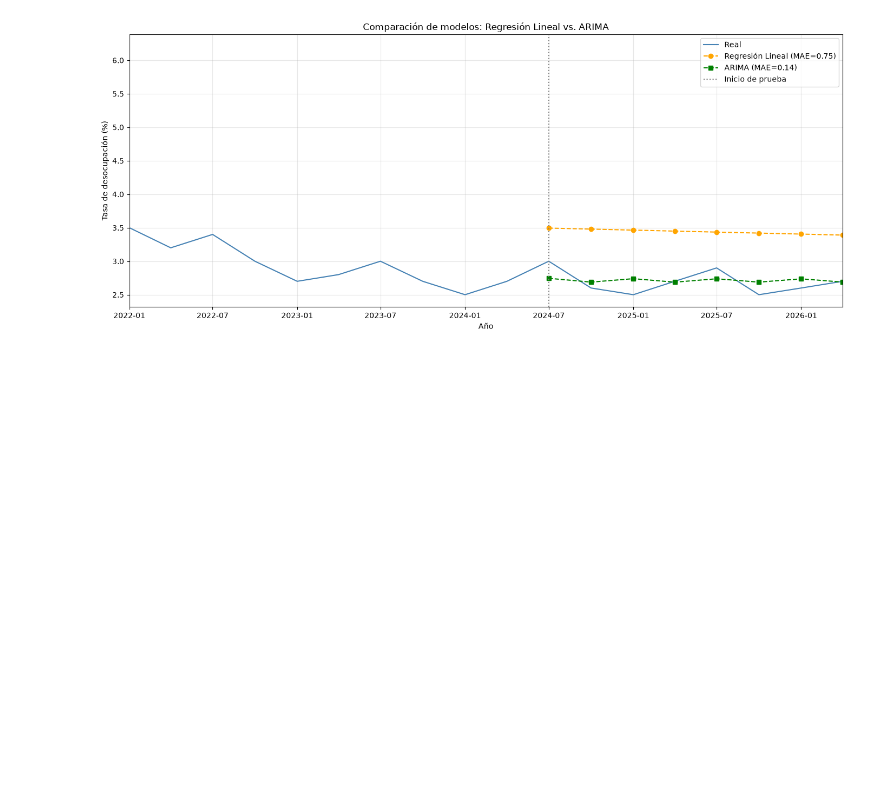
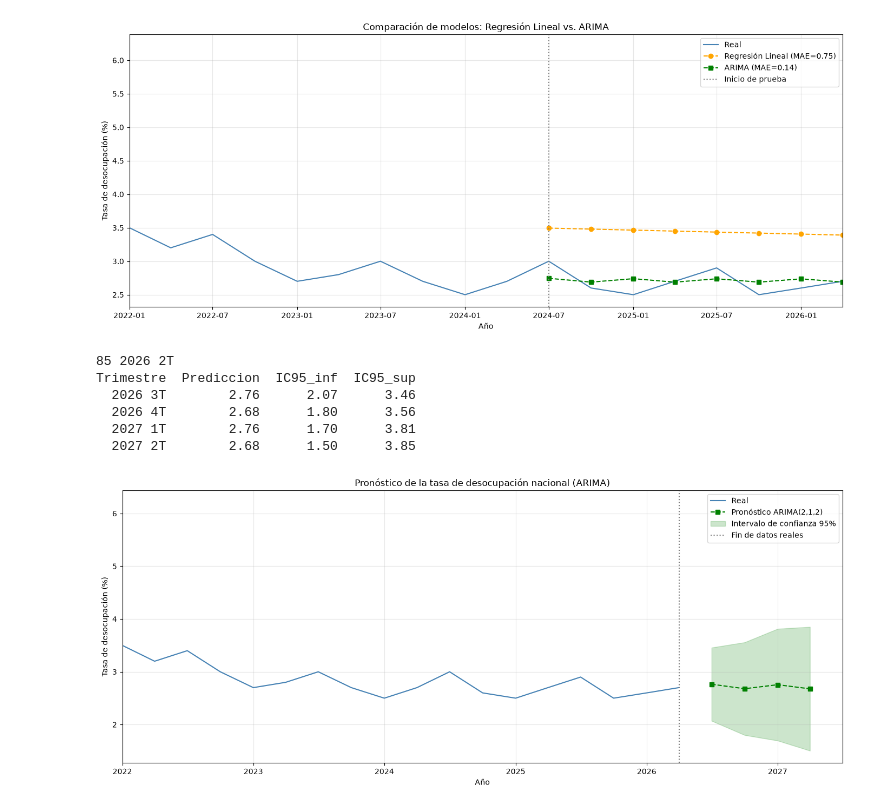
Before and after one commit to EduardoCano94/proyectoAnalisisDatos, a Jupyter notebook: analisis_nuevo.ipynb, the cells around one changed output. Cells and saved outputs as stored; diff of their text form; code cells hidden in the pictures; blank space fills up the shorter version.

Commit message:
Avance: análisis exploratorio y pronóstico ARIMA

```diff
--- a/analisis_nuevo.ipynb
+++ b/analisis_nuevo.ipynb
@@ -130,3 +110,46 @@ plt.savefig('imagenes/comparacion_modelos.png', dpi=150, bbox_inches='tight')
 plt.show()
 # %% [output]
 [figure]
+# %%
+import numpy as np, pandas as pd, matplotlib
+import matplotlib.pyplot as plt
+from statsmodels.tsa.arima.model import ARIMA
+
+df = pd.read_csv("Interactivos20260924194310.csv", encoding='latin-1')
+d = df[df['Gender']=='Total'].copy()
+d['Anio']=d['Time'].str[:4].astype(int); d['Trimestre']=d['Time'].str[5].astype(int)
+d['Fecha']=pd.to_datetime(d['Anio'].astype(str)+'-'+((d['Trimestre']-1)*3+1).astype(str)+'-01')
+d=d.rename(columns={'DATA':'Tasa_desocupacion'}).sort_values('Fecha').reset_index(drop=True)
+y=d['Tasa_desocupacion'].values
+print(len(d), d['Time'].iloc[-1])
+
+# Etapa 7: reentrenar con TODA la serie y pronosticar 4 trimestres
+n_futuro=4
+res=ARIMA(y, order=(2,1,2)).fit()
+fc=res.get_forecast(steps=n_futuro)
+media=fc.predicted_mean
+ic=fc.conf_int(alpha=0.05)
+fechas=pd.date_range(d['Fecha'].iloc[-1]+pd.DateOffset(months=3), periods=n_futuro, freq='QS')
+etq=[f"{f.year} {(f.month-1)//3+1}T" for f in fechas]
+pred=pd.DataFrame({'Trimestre':etq,'Prediccion':media.round(2),'IC95_inf':ic[:,0].round(2),'IC95_sup':ic[:,1].round(2)})
+print(pred.to_string(index=False))
+
+plt.figure(figsize=(14,6))
+plt.plot(d['Fecha'],y,color='steelblue',label='Real')
+plt.plot(fechas,media,color='green',marker='s',linestyle='--',label='Pronóstico ARIMA(2,1,2)')
+plt.fill_between(fechas,ic[:,0],ic[:,1],color='green',alpha=0.2,label='Intervalo de confianza 95%')
+plt.axvline(d['Fecha'].iloc[-1],color='gray',linestyle=':',label='Fin de datos reales')
+plt.xlim(pd.Timestamp('2022-01-01'),fechas[-1]+pd.DateOffset(months=3))
+plt.title('Pronóstico de la tasa de desocupación nacional (ARIMA)')
+plt.xlabel('Año'); plt.ylabel('Tasa de desocupación (%)'); plt.legend(); plt.grid(True,alpha=0.3)
+plt.tight_layout()
+plt.savefig('imagenes/pronostico_futuro.png', dpi=150, bbox_inches='tight')
+plt.show()
+# %% [output]
+85 2026 2T
+Trimestre  Prediccion  IC95_inf  IC95_sup
+  2026 3T        2.76      2.07      3.46
+  2026 4T        2.68      1.80      3.56
+  2027 1T        2.76      1.70      3.81
+  2027 2T        2.68      1.50      3.85
+[figure, added]
```
Also changed, not shown: parts of 3 cells of this notebook, 1 other file.
